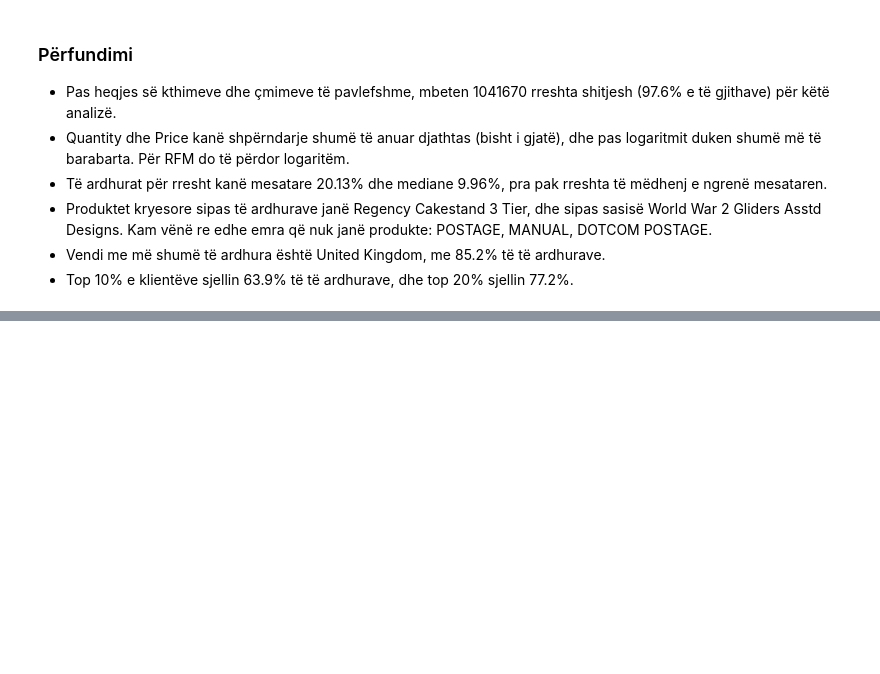
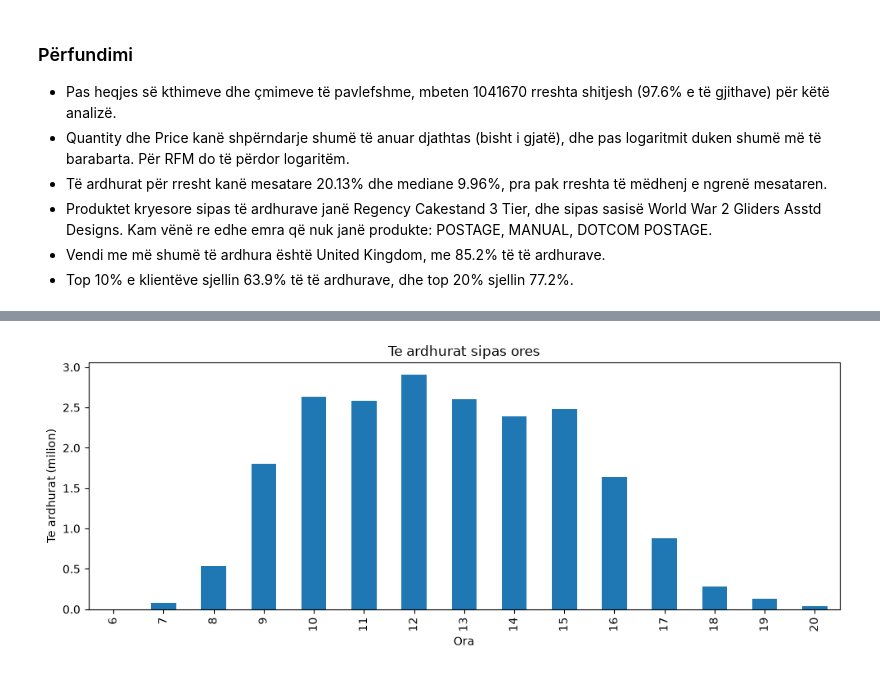
Before and after one commit to Dua-Gashi/online-retail-customer-analytics, a Jupyter notebook: notebooks/01_eda.ipynb, the cells around one changed output, grey strips where cells are left out. Saved outputs shown, nothing was run; the diff lists cells and outputs as text; code cells hidden in the pictures; blank space fills up the shorter version.

```diff
--- a/notebooks/01_eda.ipynb
+++ b/notebooks/01_eda.ipynb
@@ -337,0 +408,11 @@ Top 20% e klienteve sjellin:  77.2  % te te ardhurave
+# %%
+hr = sales.groupby("Hour")["Revenue"].sum() / 1e6
+
+hr.plot.bar(figsize=(10, 4))
+plt.xlabel("Ora")
+plt.ylabel("Te ardhurat (milion)")
+plt.title("Te ardhurat sipas ores")
+plt.tight_layout()
+plt.show()
+# %% [output]
+[figure, added]
```
Also changed, not shown: parts of 8 cells of this notebook.
